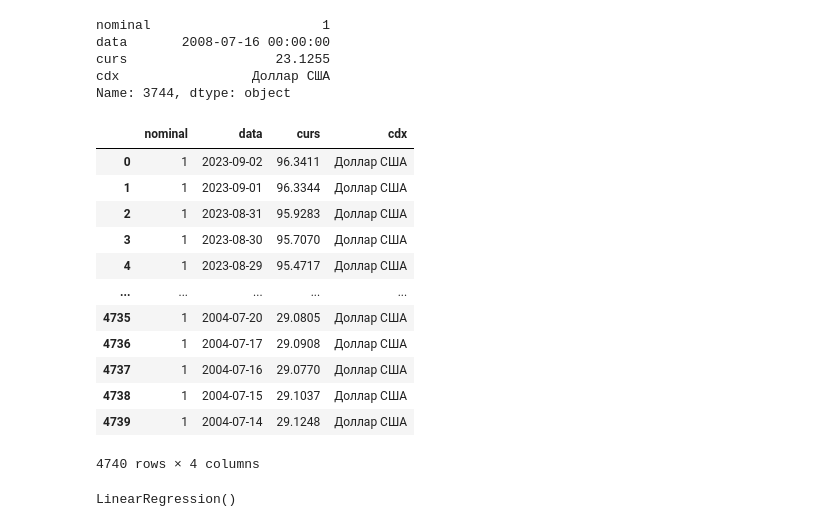
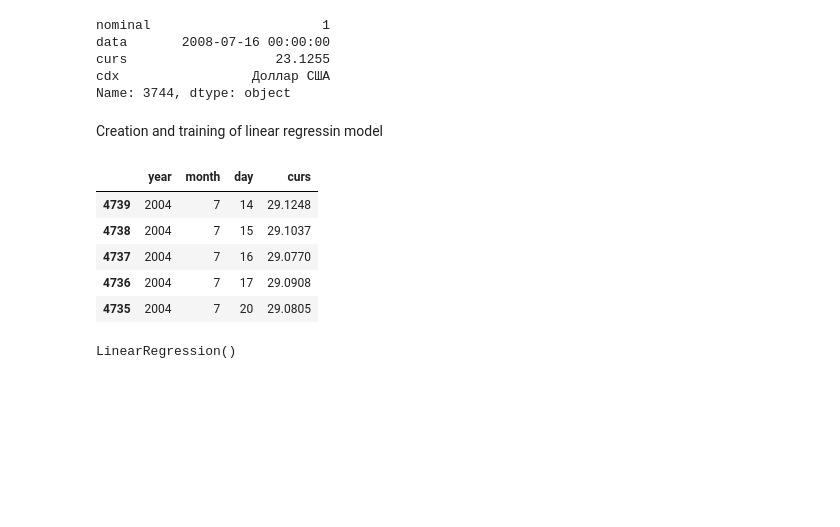
Before and after one commit to PatheticOTD/test_chamber_016, a Jupyter notebook: curs.ipynb, the cells around one changed output. Saved outputs shown, nothing was run; the diff lists cells and outputs as text; code cells hidden in the pictures; blank space fills up the shorter version.

```diff
--- a/curs.ipynb
+++ b/curs.ipynb
@@ -98,22 +79,22 @@ from sklearn import linear_model
+# %% [markdown]
+Creation and training of linear regressin model
 # %%
 lm = linear_model.LinearRegression()
-# %%
-euro
-# %% [output]
-|  | nominal | data | curs | cdx |
-| 0 | 1 | 2023-09-02 | 96.3411 | Доллар США |
-| 1 | 1 | 2023-09-01 | 96.3344 | Доллар США |
-| 2 | 1 | 2023-08-31 | 95.9283 | Доллар США |
-| 3 | 1 | 2023-08-30 | 95.7070 | Доллар США |
-| 4 | 1 | 2023-08-29 | 95.4717 | Доллар США |
-| ... | ... | ... | ... | ... |
-| 4735 | 1 | 2004-07-20 | 29.0805 | Доллар США |
-| 4736 | 1 | 2004-07-17 | 29.0908 | Доллар США |
-| 4737 | 1 | 2004-07-16 | 29.0770 | Доллар США |
-| 4738 | 1 | 2004-07-15 | 29.1037 | Доллар США |
-| 4739 | 1 | 2004-07-14 | 29.1248 | Доллар США |
-4740 rows × 4 columns
 # %%
+"""
+here I want to make 3 separate columns of date column representing each year month and day of ruble's exchange rate
+"""
+
 euro['year'] =  euro.data.apply( lambda x: x.year )
 euro['month'] =  euro.data.apply( lambda x: x.month )
 euro['day'] =  euro.data.apply( lambda x: x.day )
+euro = euro.sort_values(by = ['year', 'month', 'day'], ascending = True)[['year', 'month', 'day', 'curs']]
+
+euro.head()
+# %% [output]
+|  | year | month | day | curs |
+| 4739 | 2004 | 7 | 14 | 29.1248 |
+| 4738 | 2004 | 7 | 15 | 29.1037 |
+| 4737 | 2004 | 7 | 16 | 29.0770 |
+| 4736 | 2004 | 7 | 17 | 29.0908 |
+| 4735 | 2004 | 7 | 20 | 29.0805 |
```
Also changed, not shown: parts of 31 cells of this notebook, 2 other files.
